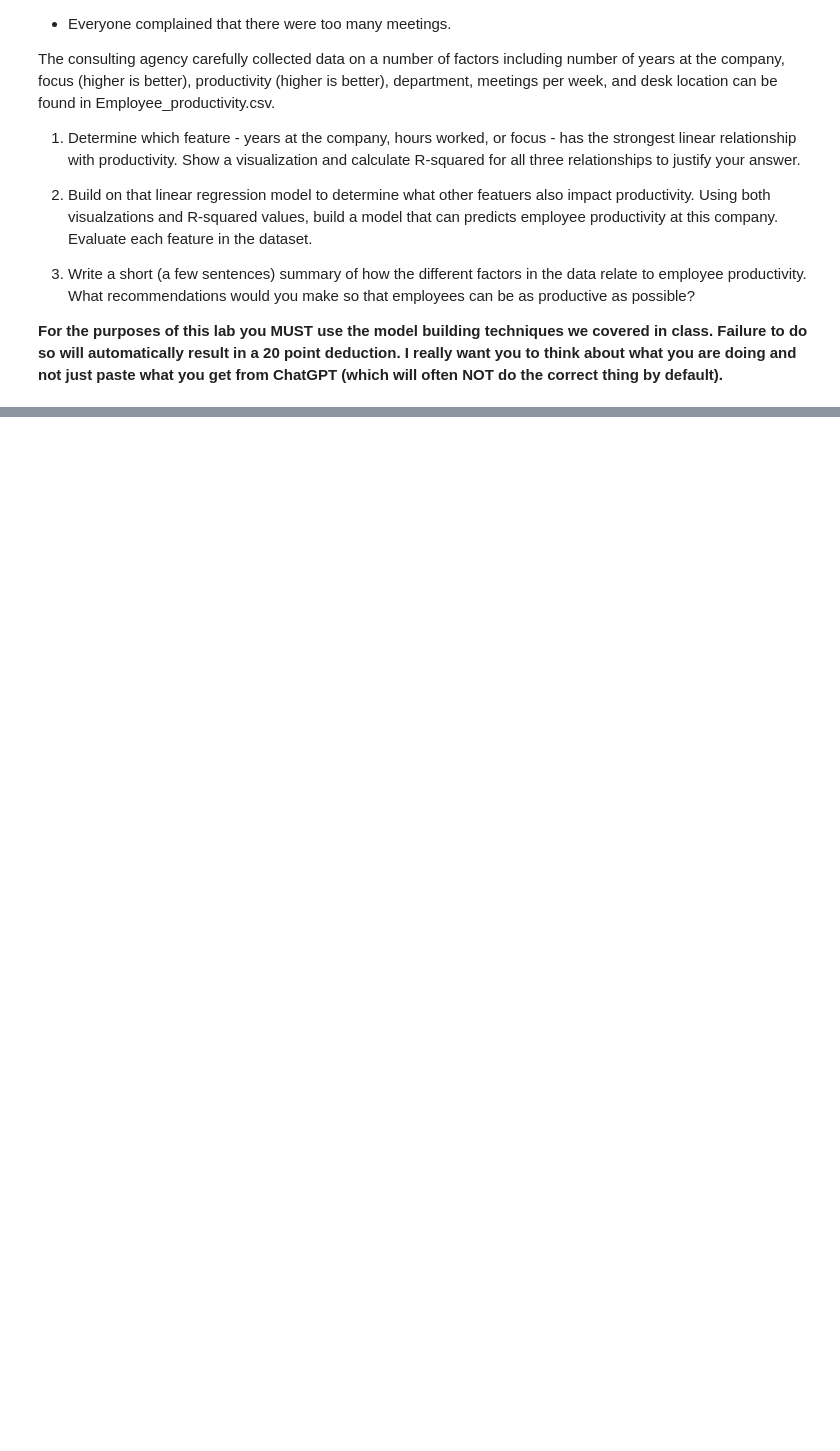
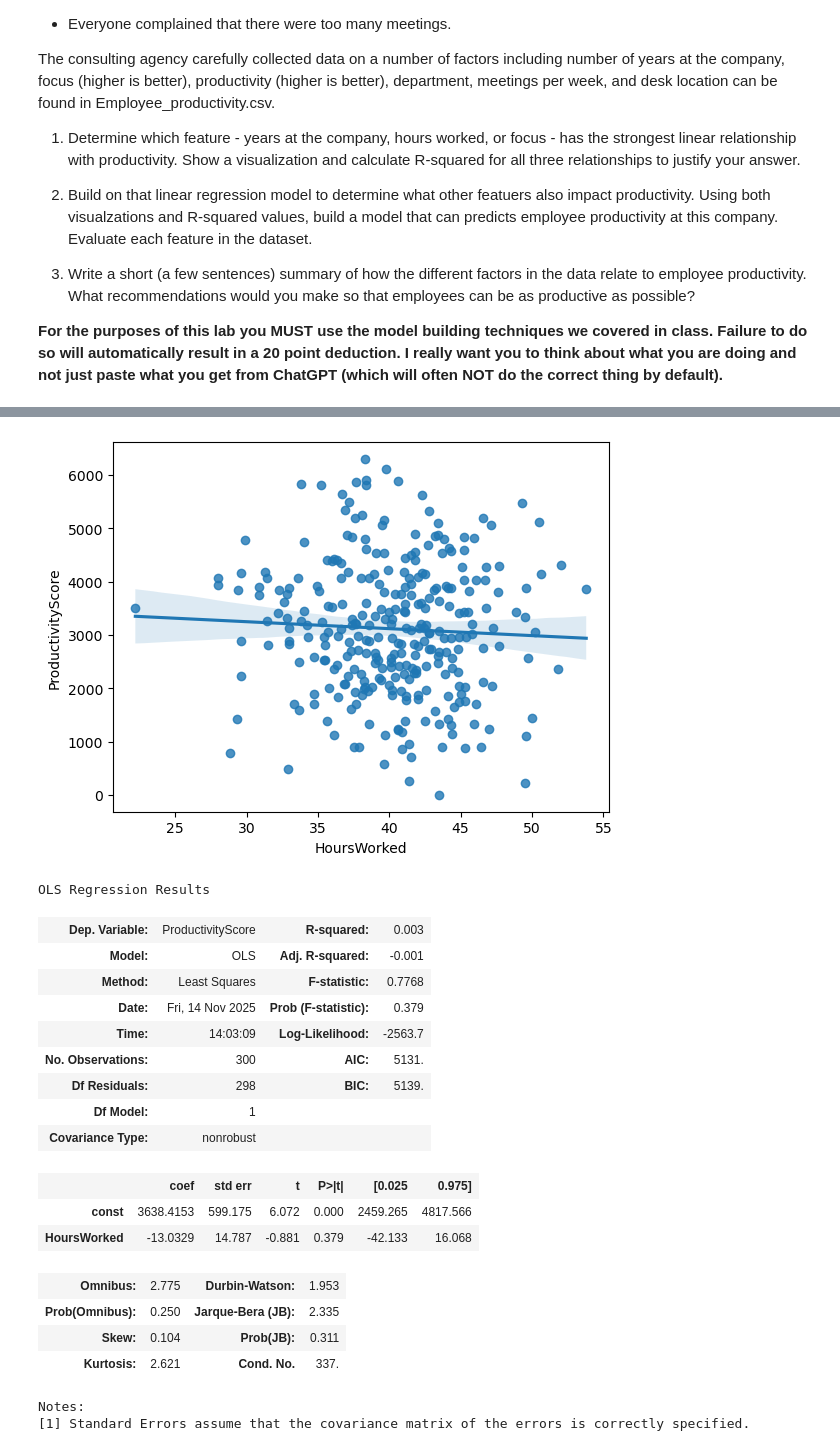
Before and after one commit to RGM-86RF/Data_Visualization_And_Modeling, a Jupyter notebook: Lab/3.3 Visualizing Relationships Between Quantitative Features Lab-Copy1.ipynb, the cells around one changed output, grey strips where cells are left out. Cells and saved outputs as stored; diff of their text form; code cells hidden in the pictures; blank space fills up the shorter version.

```diff
--- a/Lab/3.3 Visualizing Relationships Between Quantitative Features Lab-Copy1.ipynb
+++ b/Lab/3.3 Visualizing Relationships Between Quantitative Features Lab-Copy1.ipynb
@@ -25,0 +76,30 @@ The consulting agency carefully collected data on a number of factors including
+# %%
+sns.regplot(x='HoursWorked',y='ProductivityScore',data=df)
+plt.show()
+x = sm.add_constant(df['HoursWorked'])
+y = df['ProductivityScore']
+
+model = sm.OLS(y,x).fit()
+
+model.summary()
+# %% [output]
+[figure, added]
+OLS Regression Results
+| Dep. Variable: | ProductivityScore | R-squared: | 0.003 |
+| Model: | OLS | Adj. R-squared: | -0.001 |
+| Method: | Least Squares | F-statistic: | 0.7768 |
+| Date: | Fri, 14 Nov 2025 | Prob (F-statistic): | 0.379 |
+| Time: | 14:03:09 | Log-Likelihood: | -2563.7 |
+| No. Observations: | 300 | AIC: | 5131. |
+| Df Residuals: | 298 | BIC: | 5139. |
+| Df Model: | 1 |  |  |
+| Covariance Type: | nonrobust |  |  |
+|  | coef | std err | t | P>|t| | [0.025 | 0.975] |
+| const | 3638.4153 | 599.175 | 6.072 | 0.000 | 2459.265 | 4817.566 |
+| HoursWorked | -13.0329 | 14.787 | -0.881 | 0.379 | -42.133 | 16.068 |
+| Omnibus: | 2.775 | Durbin-Watson: | 1.953 |
+| Prob(Omnibus): | 0.250 | Jarque-Bera (JB): | 2.335 |
+| Skew: | 0.104 | Prob(JB): | 0.311 |
+| Kurtosis: | 2.621 | Cond. No. | 337. |
+Notes:
+[1] Standard Errors assume that the covariance matrix of the errors is correctly specified.
```
Also changed, not shown: parts of 7 cells of this notebook, 1 other file.
